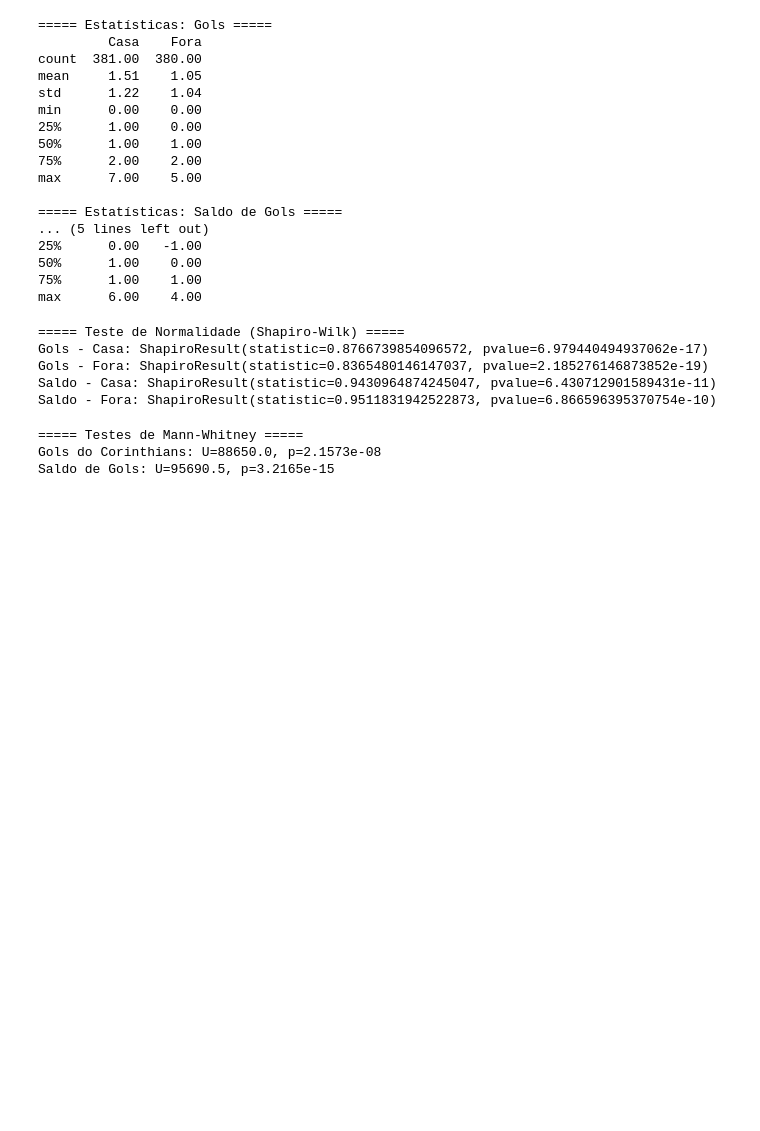
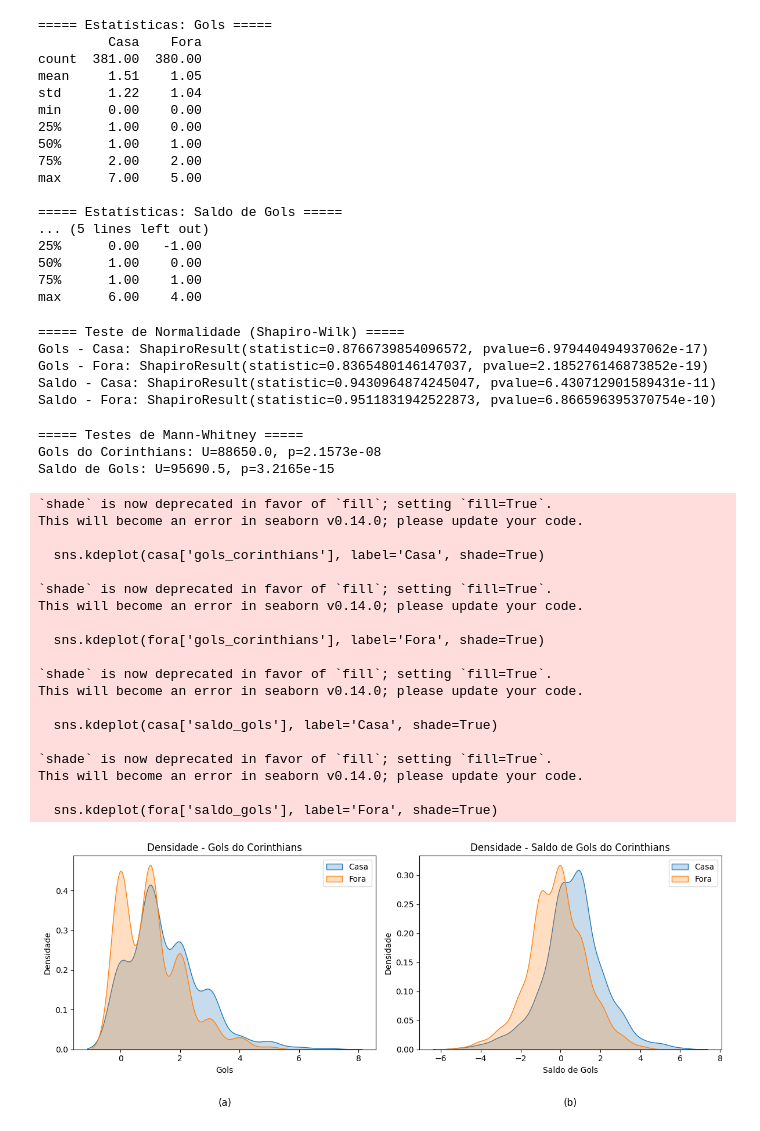
Before and after one commit to maricmello/corinthians-performance-analysis, a Jupyter notebook: Código.ipynb, the cells around one changed output. Cells and saved outputs as stored; diff of their text form; code cells hidden in the pictures; blank space fills up the shorter version.

```diff
--- a/Código.ipynb
+++ b/Código.ipynb
@@ -106,4 +164,50 @@ print(f"Saldo de Gols: U={stat_saldo}, p={p_saldo:.4e}")
 ===== Testes de Mann-Whitney =====
 Gols do Corinthians: U=88650.0, p=2.1573e-08
 Saldo de Gols: U=95690.5, p=3.2165e-15
+# %%
+plt.figure(figsize=(12, 5))
+
+# Gráfico (a) - Gols
+plt.subplot(1, 2, 1)
+sns.kdeplot(casa['gols_corinthians'], label='Casa', shade=True)
+sns.kdeplot(fora['gols_corinthians'], label='Fora', shade=True)
+plt.title('Densidade - Gols do Corinthians')
+plt.xlabel('Gols')
+plt.ylabel('Densidade')
+plt.legend()
+plt.text(0.5, -0.25, '(a)', transform=plt.gca().transAxes, ha='center', va='top', fontsize=12)
+
+# Gráfico (b) - Saldo de Gols
+plt.subplot(1, 2, 2)
+sns.kdeplot(casa['saldo_gols'], label='Casa', shade=True)
+sns.kdeplot(fora['saldo_gols'], label='Fora', shade=True)
+plt.title('Densidade - Saldo de Gols do Corinthians')
+plt.xlabel('Saldo de Gols')
+plt.ylabel('Densidade')
+plt.legend()
+plt.text(0.5, -0.25, '(b)', transform=plt.gca().transAxes, ha='center', va='top', fontsize=12)
+
+plt.tight_layout()
+plt.show()
+# %% [output]
+`shade` is now deprecated in favor of `fill`; setting `fill=True`.
+This will become an error in seaborn v0.14.0; please update your code.
+
+  sns.kdeplot(casa['gols_corinthians'], label='Casa', shade=True)
+
+`shade` is now deprecated in favor of `fill`; setting `fill=True`.
+This will become an error in seaborn v0.14.0; please update your code.
+
+  sns.kdeplot(fora['gols_corinthians'], label='Fora', shade=True)
+
+`shade` is now deprecated in favor of `fill`; setting `fill=True`.
+This will become an error in seaborn v0.14.0; please update your code.
+
+  sns.kdeplot(casa['saldo_gols'], label='Casa', shade=True)
+
+`shade` is now deprecated in favor of `fill`; setting `fill=True`.
+This will become an error in seaborn v0.14.0; please update your code.
+
+  sns.kdeplot(fora['saldo_gols'], label='Fora', shade=True)
+[figure, added]
 # %%
```
Also changed, not shown: parts of 3 cells of this notebook.
